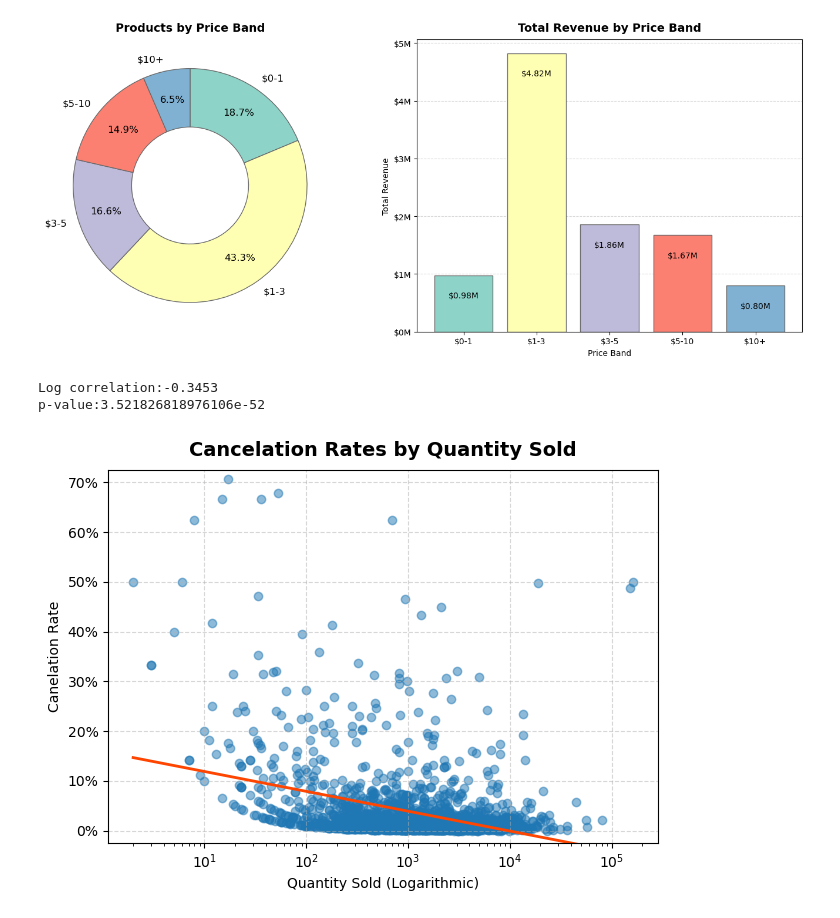
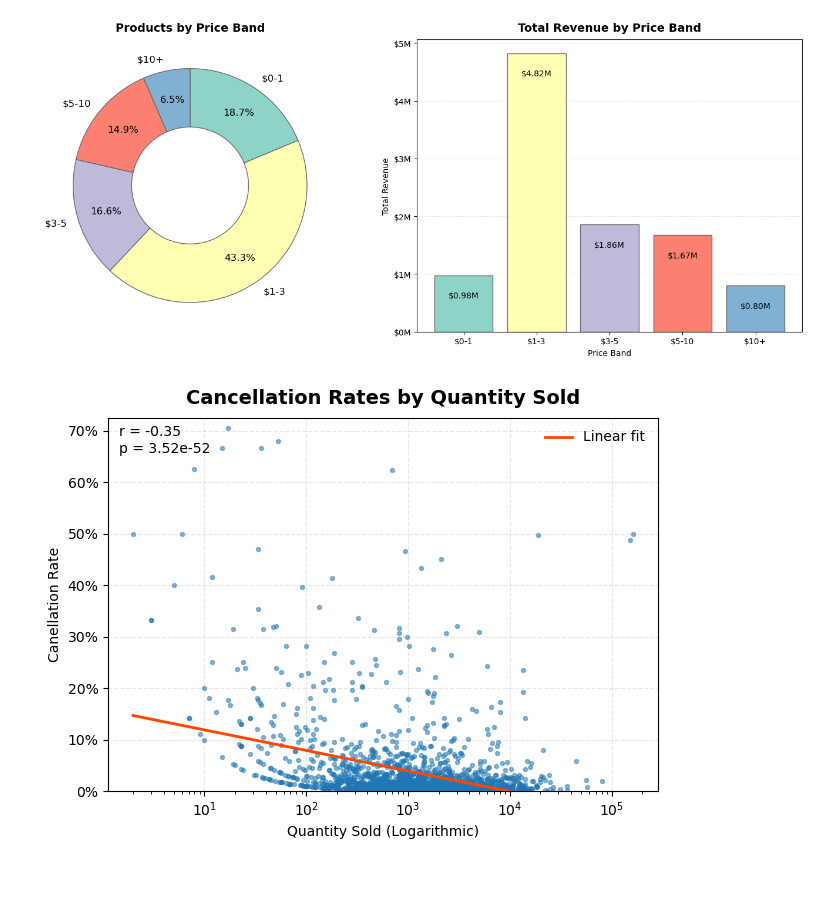
Before and after one commit to EdwardHowell627/Python_Online_Sales_Analysis, a Jupyter notebook: analysis/1_products.ipynb, the cells around one changed output. Cells and saved outputs as stored; diff of their text form; code cells hidden in the pictures; blank space fills up the shorter version.

Commit message:
started customer analysis

```diff
--- a/analysis/1_products.ipynb
+++ b/analysis/1_products.ipynb
@@ -11,6 +11,7 @@ df = pd.read_csv('../dataset/online_retail.csv')
 
 # Clean Columns
 df['InvoiceDate'] = pd.to_datetime(df['InvoiceDate'])
+df['CustomerID'] = df['CustomerID'].astype('Int64')
 
 df['Cancelled'] = df['InvoiceNo'].str.startswith('C')
 df['InvoiceNo'].mask(df['Cancelled'],df['InvoiceNo'].str[1:], inplace=True)
@@ -28,7 +29,7 @@ df.drop(index=problem_instances,inplace=True)
 
 # Separating Data
 df_full = df
-df = df[~df.Cancelled]
+df = df[~df.Cancelled].copy()
 # %%
 # Create a Grouped Dataset
 products_group = df.groupby('StockCode',observed=True)[['Quantity','TotalPrice']].sum()
@@ -118,42 +116,40 @@ plt.tight_layout()
 # Setup
 cancelled_group = df_full[df_full.Cancelled].groupby('StockCode', observed=True,)['Quantity'].agg(cancelled_count='sum')
 not_cancelled_group = df_full[~df_full.Cancelled].groupby('StockCode', observed=True,)['Quantity'].agg(not_cancelled_count='sum')
 
 cancel_df = cancelled_group.join(not_cancelled_group, on='StockCode').sort_values('cancelled_count')
 cancel_df['cancelled_count'] = abs(cancel_df['cancelled_count'])
 cancel_df = cancel_df[cancel_df.not_cancelled_count > 0]
 
 cancel_df['percent_cancelled'] = cancel_df['cancelled_count'] / (cancel_df['not_cancelled_count']+cancel_df['cancelled_count'])
 cancel_df[cancel_df.cancelled_count + cancel_df.not_cancelled_count > 100].sort_values('percent_cancelled', ascending=False)
 
 # Scatterplot
 x = cancel_df['cancelled_count'] + cancel_df['not_cancelled_count']
 y = cancel_df['percent_cancelled']
 
-plt.scatter(x=x, y=y, alpha=0.5)
+plt.scatter(x=x, y=y, alpha=0.5, s=8)
 plt.xscale('log')
-plt.grid(True, linestyle='--', alpha=0.5)
-plt.ylim((-0.025,0.725))
+plt.grid(axis="both", linestyle='--', alpha=0.3)
+plt.gca().set_axisbelow(True)
+plt.ylim((0,0.725))
 plt.gca().yaxis.set_major_formatter(FuncFormatter(lambda y, _: f'{y*100:.0f}%'))
-plt.title('Cancelation Rates by Quantity Sold', fontsize=14, weight='bold', pad=10)
-plt.ylabel('Canelation Rate')
+plt.title('Cancellation Rates by Quantity Sold', fontsize=14, weight='bold', pad=10)
+plt.ylabel('Canellation Rate')
 plt.xlabel('Quantity Sold (Logarithmic)')
 
 # Line
 x_log = np.log10(x)
 
 m, b = np.polyfit(x_log, y, 1)
 x_line_log = np.linspace(x_log.min(), x_log.max(), 200)
 y_line = m * x_line_log + b
-
-plt.plot(10**x_line_log, y_line, color='orangered', linewidth=2)
+plt.plot(10**x_line_log,y_line, color='orangered', linewidth=2, label='Linear fit')
+plt.legend(frameon=False)
 
 # Finish
 plt.tight_layout()
 r, p = pearsonr(x_log, y)
-print(f'Log correlation:{r:.4f}')
-print(f'p-value:{p}')
+plt.text(0.02, 0.98, f"r = {r:.2f}\np = {p:.3g}", transform=plt.gca().transAxes, va='top',);
 # %% [output]
-Log correlation:-0.3453
-p-value:3.521826818976106e-52
-[figure, old version]
+[figure, new version]
```
Also changed, not shown: parts of 3 cells of this notebook, 1 other file.
